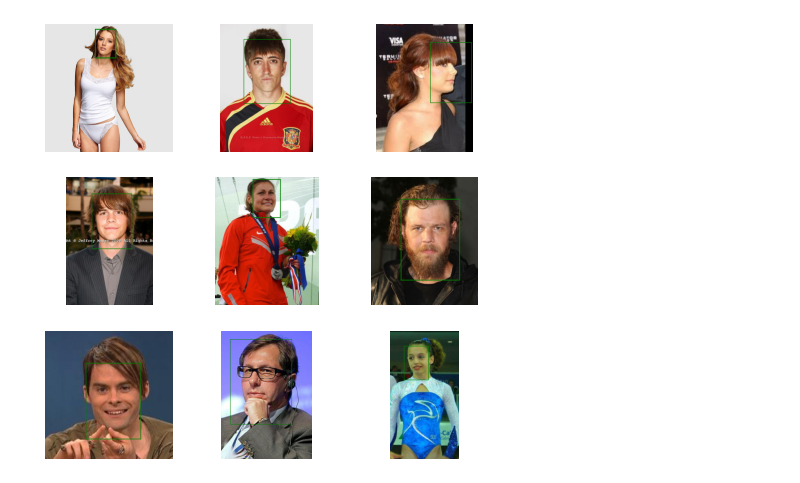
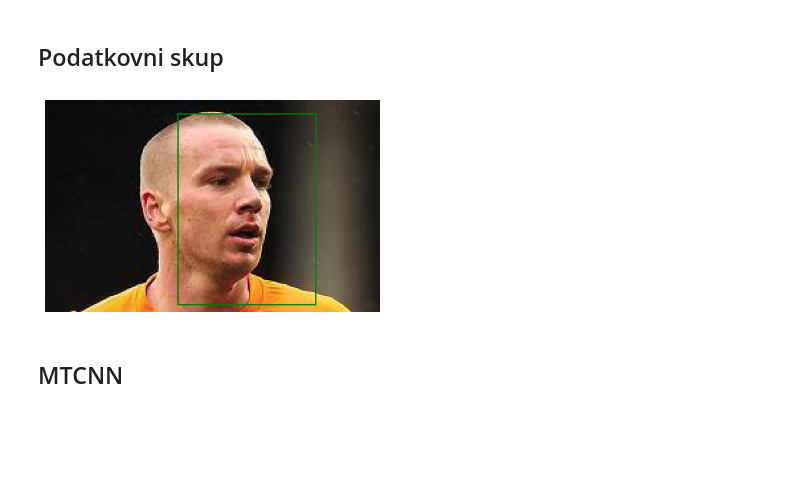
Before and after one commit to AntonVucinic/Projekt, a Jupyter notebook: notebooks/visualize.ipynb, the cells around one changed output. Cells and saved outputs as stored; diff of their text form; code cells hidden in the pictures; blank space fills up the shorter version.

```diff
--- a/notebooks/visualize.ipynb
+++ b/notebooks/visualize.ipynb
@@ -21,21 +21,22 @@ training_data = CelebA(
     '../CelebA',
     target_transform=Compose([xywh2xyxy, torch.Tensor.float])
 )
+# %% [markdown]
+## Podatkovni skup
 # %%
-figure = plt.figure(figsize=(8, 8))
-cols, rows = 3, 3
-for i in range(1, cols * rows + 1):
-    sample_idx = torch.randint(len(training_data), size=(1,)).item()
-    img, label = training_data[sample_idx]
+sample_idx = torch.randint(len(training_data), size=(1,)).item()
+img, label = training_data[sample_idx]
 
-    img = F.pil_to_tensor(img)
+img = F.pil_to_tensor(img)
 
-    img = draw_bounding_boxes(img, label.unsqueeze_(0), colors='green', width=img.shape[2]//128)
-    figure.add_subplot(rows, cols, i)
-    plt.axis('off')
-    plt.imshow(F.to_pil_image(img))
+img = draw_bounding_boxes(img, label.unsqueeze_(0), colors='green', width=img.shape[2]//128)
+plt.axis('off')
+plt.imshow(F.to_pil_image(img))
+plt.show()
 # %% [output]
-[figure, old version]
+[figure, new version]
+# %% [markdown]
+## MTCNN
 # %%
 from facenet_pytorch import MTCNN
 
```
Also changed, not shown: parts of 7 cells of this notebook, 11 other files.
